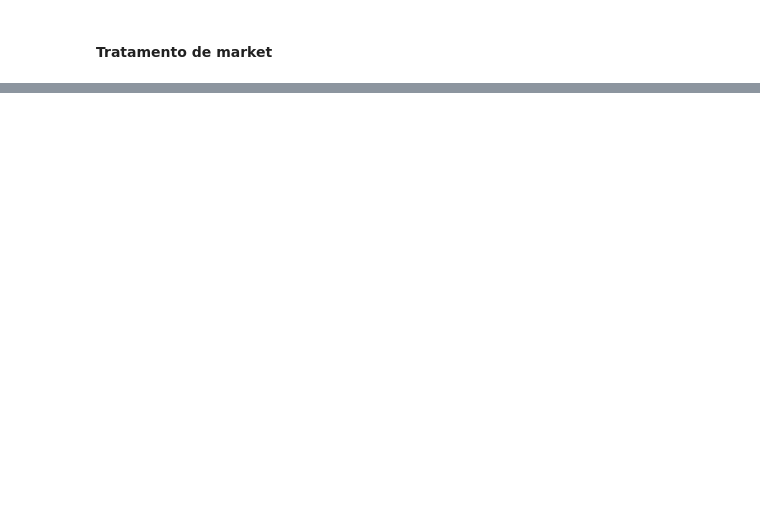
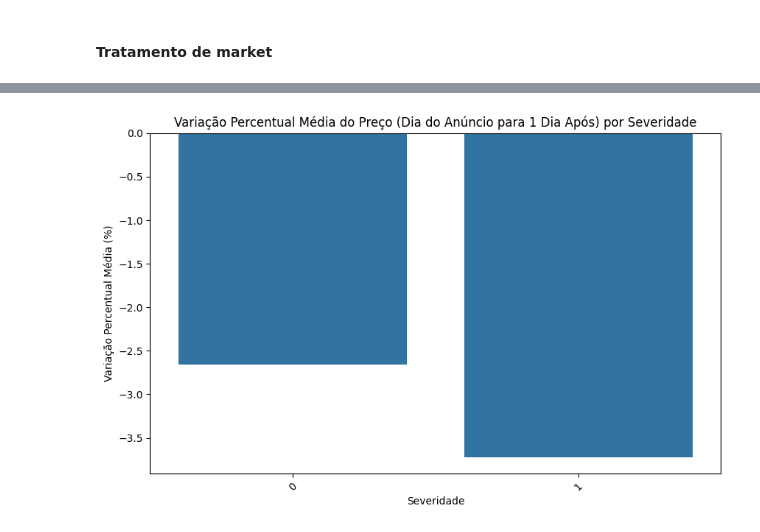
Before and after one commit to CoelhoGoes/pipeline-cybersecurity-breach-impact-dataset, a Jupyter notebook: src/main.ipynb, the cells around one changed output, grey strips where cells are left out. Saved outputs shown, nothing was run; the diff lists cells and outputs as text; code cells hidden in the pictures; blank space fills up the shorter version.

```diff
--- a/src/main.ipynb
+++ b/src/main.ipynb
@@ -293,0 +482,14 @@ df_market_bronze.head(5)
+# %%
+# Visualização 4: Variação percentual média do preço (dia do anúncio para 1 dia após) por severidade
+df_merged_market = pd.merge(df_incidents_prata, df_market_prata, on='INCIDENT_ID', how='inner')
+df_merged_market['price_change_pct'] = ((df_merged_market['PRICE_1D_AFTER'] - df_merged_market['PRICE_DISCLOSURE_DAY']) / df_merged_market['PRICE_DISCLOSURE_DAY']) * 100
+avg_change_by_severity = df_merged_market.groupby('target_severidade')['price_change_pct'].mean().reset_index()
+plt.figure(figsize=(10, 6))
+sns.barplot(data=avg_change_by_severity, x='target_severidade', y='price_change_pct')
+plt.title('Variação Percentual Média do Preço (Dia do Anúncio para 1 Dia Após) por Severidade')
+plt.xlabel('Severidade')
+plt.ylabel('Variação Percentual Média (%)')
+plt.xticks(rotation=45)
+plt.show()
+# %% [output]
+[figure, added]
```
Also changed, not shown: parts of 29 cells of this notebook.
